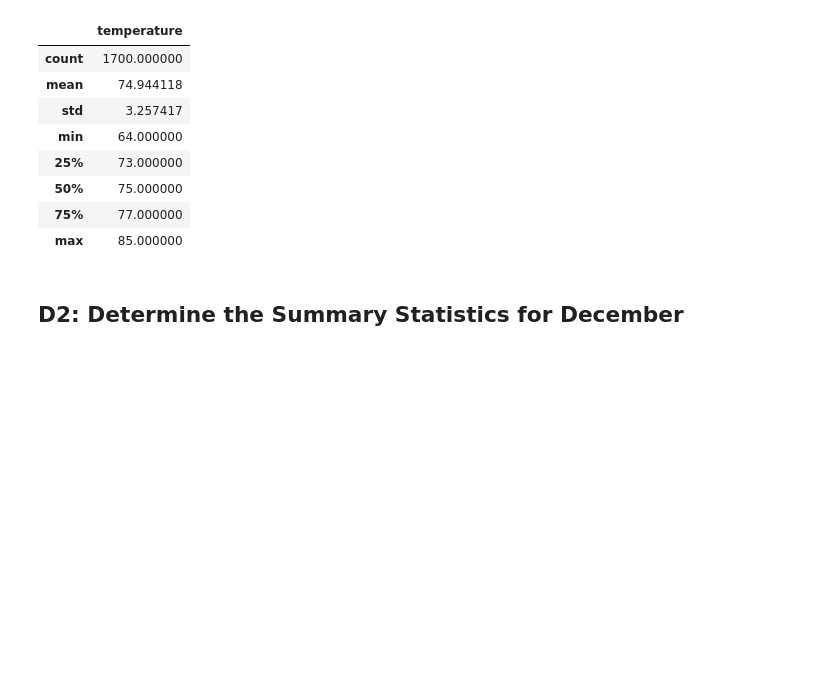
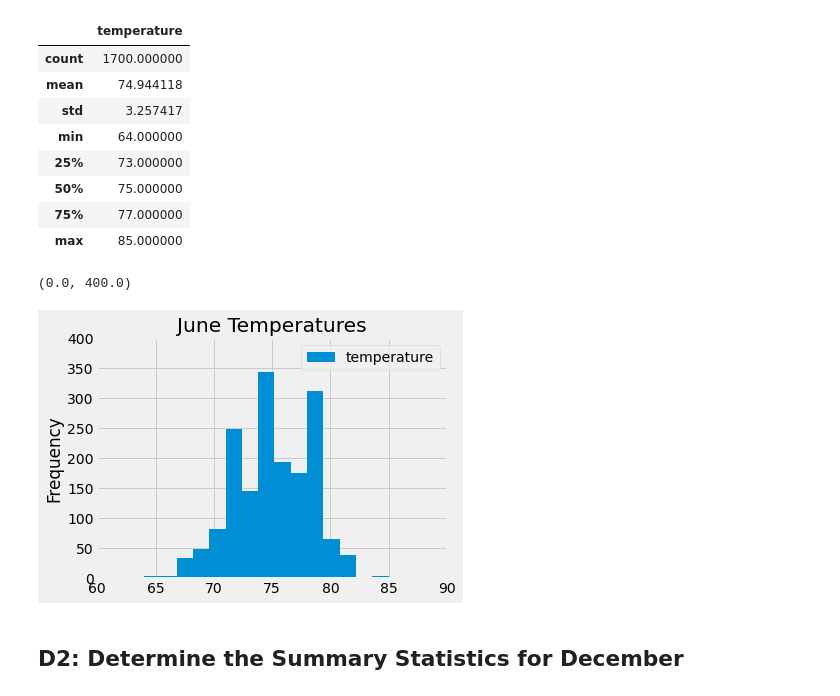
Before and after one commit to JanellN/surfs_up, a Jupyter notebook: SurfsUp_Challenge.ipynb, the cells around one changed output. Cells and saved outputs as stored; diff of their text form; code cells hidden in the pictures; blank space fills up the shorter version.

Commit message:
adding new queries

```diff
--- a/SurfsUp_Challenge.ipynb
+++ b/SurfsUp_Challenge.ipynb
@@ -9,6 +9,19 @@ import sqlalchemy
 from sqlalchemy.ext.automap import automap_base
 from sqlalchemy.orm import Session
 from sqlalchemy import create_engine, func
+
+%matplotlib inline
+from matplotlib import style
+style.use('fivethirtyeight')
+import matplotlib.pyplot as plt
+
+# for the addional queries
+from matplotlib import style
+style.use('bmh')
+import matplotlib.pyplot as plt
+# Adding a Trendline and Equation for addional query's graphs
+import seaborn as sns
+from scipy import stats
 # %%
 engine = create_engine("sqlite:///hawaii.sqlite")
 
@@ -51,10 +64,10 @@ session.query(Measurement.date, Measurement.tobs).filter(extract('month',Measure
  ...]
 # %%
 #  3. Convert the June temperatures to a list.
-results = session.query(Measurement.date, Measurement.tobs).filter(extract('month',Measurement.date)==6).all()
+june_temp_results = session.query(Measurement.date, Measurement.tobs).filter(extract('month',Measurement.date)==6).all()
 # %%
 # 4. Create a DataFrame from the list of temperatures for the month of June.
-df = pd.DataFrame(results, columns=['date','temperature'])
+june_temp_df = pd.DataFrame(june_temp_results, columns=['date','temperature'])
 df.set_index(df['date'], inplace=True)
 # %%
 # 5. Calculate and print out the summary statistics for the June temperature DataFrame.
@@ -69,6 +82,15 @@ df.describe()
 | 50% | 75.000000 |
 | 75% | 77.000000 |
 | max | 85.000000 |
+# %%
+june_temp_df.plot.hist(bins=15)
+plt.tight_layout()
+plt.title('June Temperatures')
+plt.xlim([60,90])
+plt.ylim([0,400])
+# %% [output]
+(0.0, 400.0)
+[figure, added]
 # %% [markdown]
 ## D2: Determine the Summary Statistics for December
 # %%
```
Also changed, not shown: parts of 9 cells of this notebook, 10 other files.
